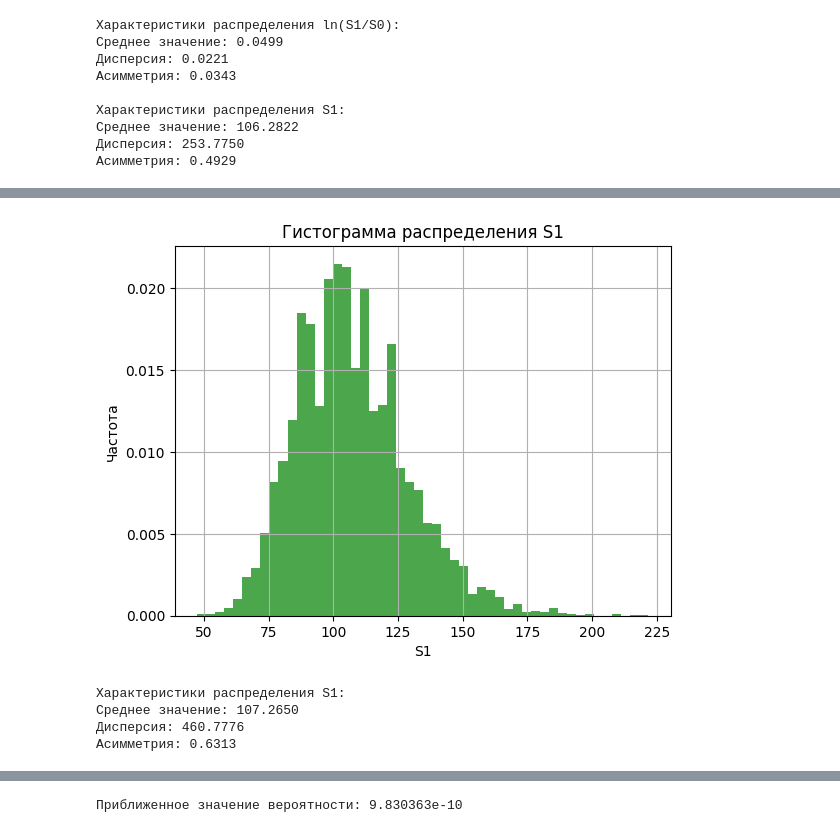
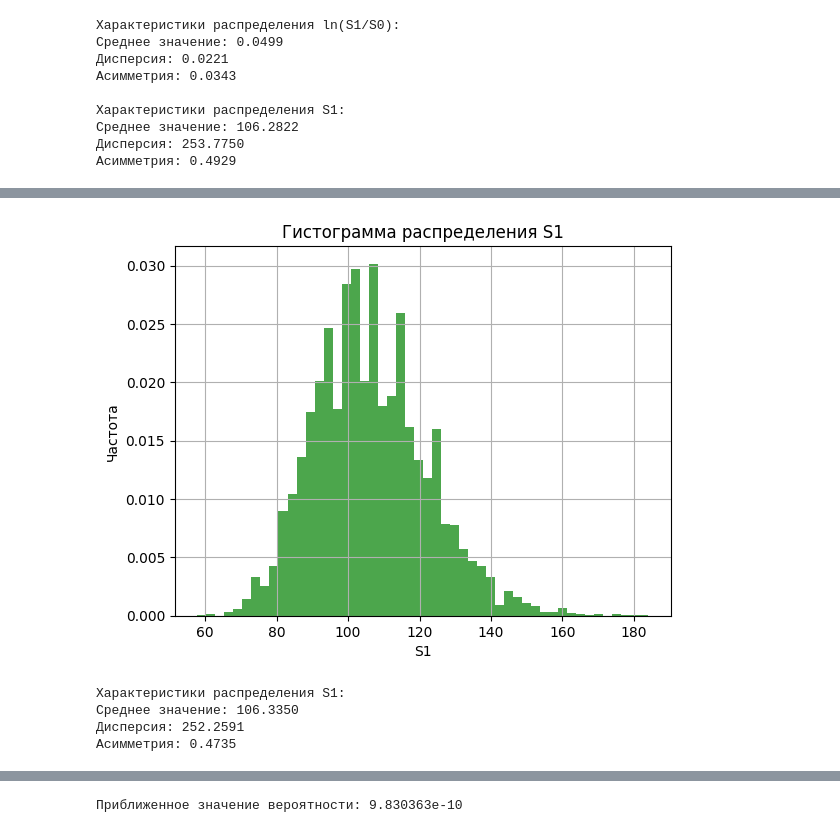
Before and after one commit to AdelyaSabirova/HW_SP, a Jupyter notebook: случайные процессы дз 3.ipynb, the cells around one changed output, grey strips where cells are left out. Cells and saved outputs as stored; diff of their text form; code cells hidden in the pictures.

```diff
--- a/случайные процессы дз 3.ipynb
+++ b/случайные процессы дз 3.ipynb
@@ -117,13 +123,4 @@ print(f"Асимметрия: {skewness_S1:.4f}")
 # %%
-import numpy as np
-import matplotlib.pyplot as plt
-
-# Исходные параметры
-S0 = 100  # начальная цена акции
-T = 1     # временной горизонт
-n = 1000  # количество временных шагов
-mu = 0.05 # дрейф
-sigma = 0.2  # волатильность
 
 # Установка начального генератора случайных чисел
 np.random.seed(42)
@@ -131,35 +128,35 @@ np.random.seed(42)
 # Генерация траекторий методом Монте-Карло
 num_simulations = 10000
 S1_values = []
 
 for _ in range(num_simulations):
     S = S0
     dt = T / n
     for _ in range(n):
         xi = np.random.choice([-1, 1])  # случайные величины ξn+1
         S *= np.exp(xi * sigma * np.sqrt(dt) + mu * dt)
     S1_values.append(S)
 
 # Построение гистограммы для S1
 plt.hist(S1_values, bins=50, density=True, alpha=0.7, color='green')
 plt.title("Гистограмма распределения S1")
 plt.xlabel("S1")
 plt.ylabel("Частота")
 plt.grid()
 plt.show()
 
 # Вычисление среднего, дисперсии и асимметрии для S1
 mean_S1 = np.mean(S1_values)
 variance_S1 = np.var(S1_values)
 skewness_S1 = np.mean((S1_values - mean_S1) ** 3) / (np.std(S1_values) ** 3)
 
 print("Характеристики распределения S1:")
 print(f"Среднее значение: {mean_S1:.4f}")
 print(f"Дисперсия: {variance_S1:.4f}")
 print(f"Асимметрия: {skewness_S1:.4f}")
 # %% [output]
-[figure, old version]
+[figure, new version]
 Характеристики распределения S1:
-Среднее значение: 107.2650
-Дисперсия: 460.7776
-Асимметрия: 0.6313
+Среднее значение: 106.3350
+Дисперсия: 252.2591
+Асимметрия: 0.4735
```
Also changed, not shown: parts of 7 cells of this notebook.
